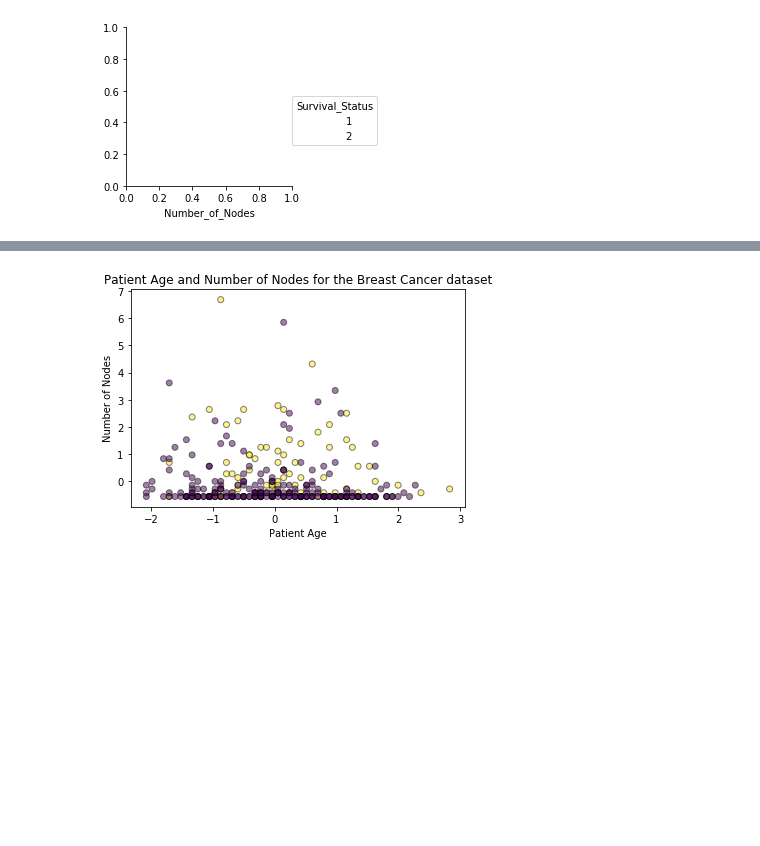
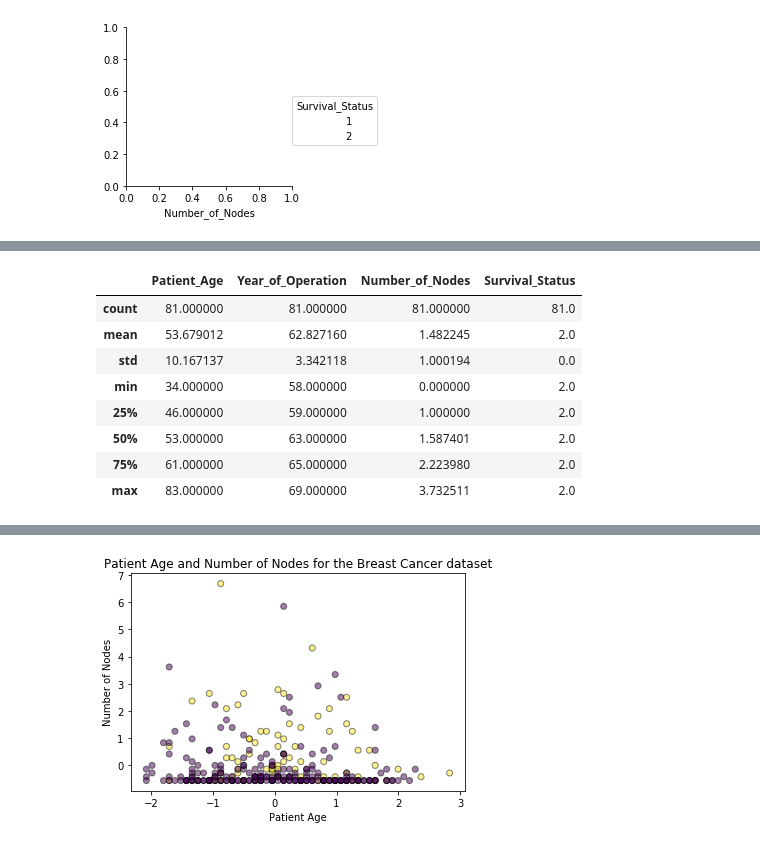
Before and after one commit to S3688570/Prediction-of-Breast-Cancer, a Jupyter notebook: Assignment2.ipynb, the cells around one changed output, grey strips where cells are left out. Saved outputs shown, nothing was run; the diff lists cells and outputs as text; code cells hidden in the pictures; blank space fills up the shorter version.

```diff
--- a/Assignment2.ipynb
+++ b/Assignment2.ipynb
@@ -481,0 +315,14 @@ plt.show()
+# %%
+#Summary statistics for dataset for those surviving less than 5 years following cubed root transformation of data for "Number of Nodes" feature.
+nonSurvive = survival2[survival2['Survival_Status'] == 2]
+nonSurvive.describe()
+# %% [output]
+|  | Patient_Age | Year_of_Operation | Number_of_Nodes | Survival_Status |
+| count | 81.000000 | 81.000000 | 81.000000 | 81.0 |
+| mean | 53.679012 | 62.827160 | 1.482245 | 2.0 |
+| std | 10.167137 | 3.342118 | 1.000194 | 0.0 |
+| min | 34.000000 | 58.000000 | 0.000000 | 2.0 |
+| 25% | 46.000000 | 59.000000 | 1.000000 | 2.0 |
+| 50% | 53.000000 | 63.000000 | 1.587401 | 2.0 |
+| 75% | 61.000000 | 65.000000 | 2.223980 | 2.0 |
+| max | 83.000000 | 69.000000 | 3.732511 | 2.0 |
```
Also changed, not shown: parts of 95 cells of this notebook.
